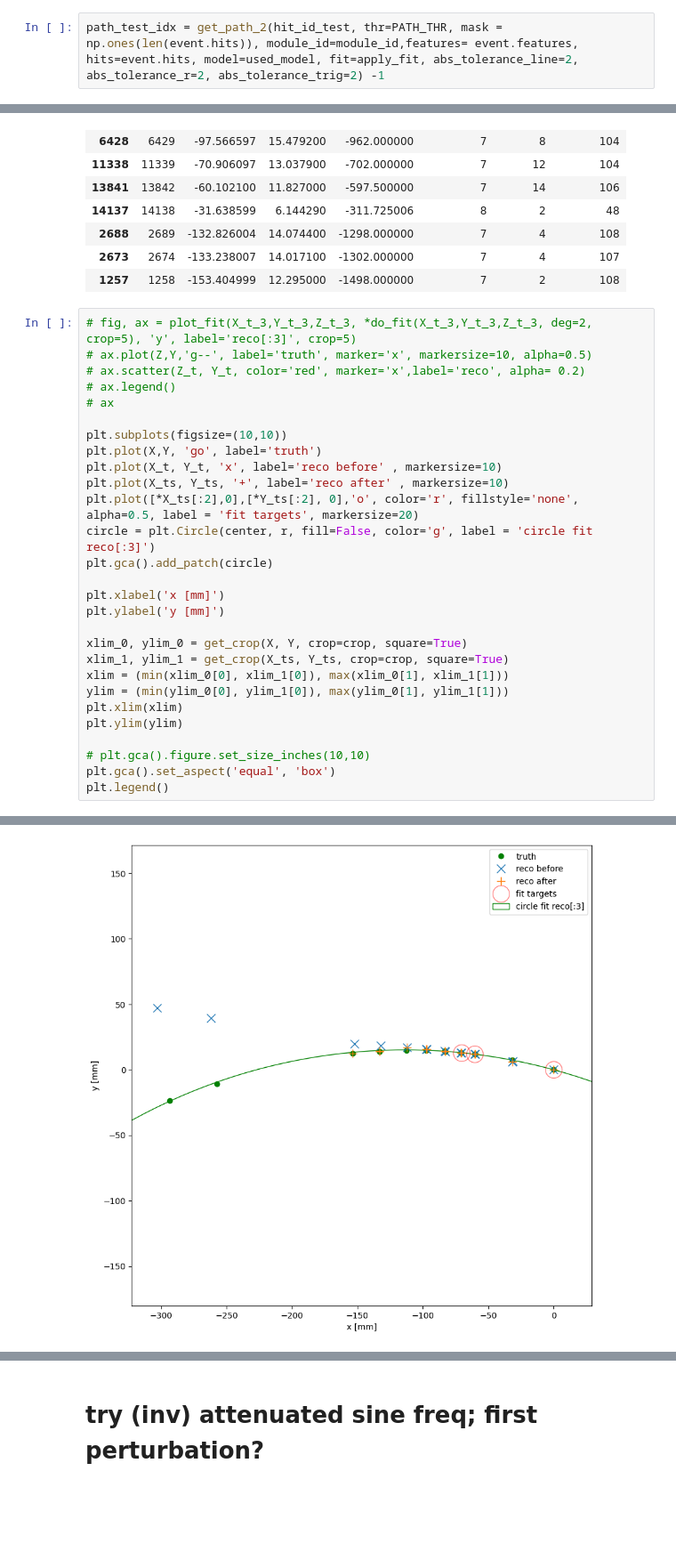
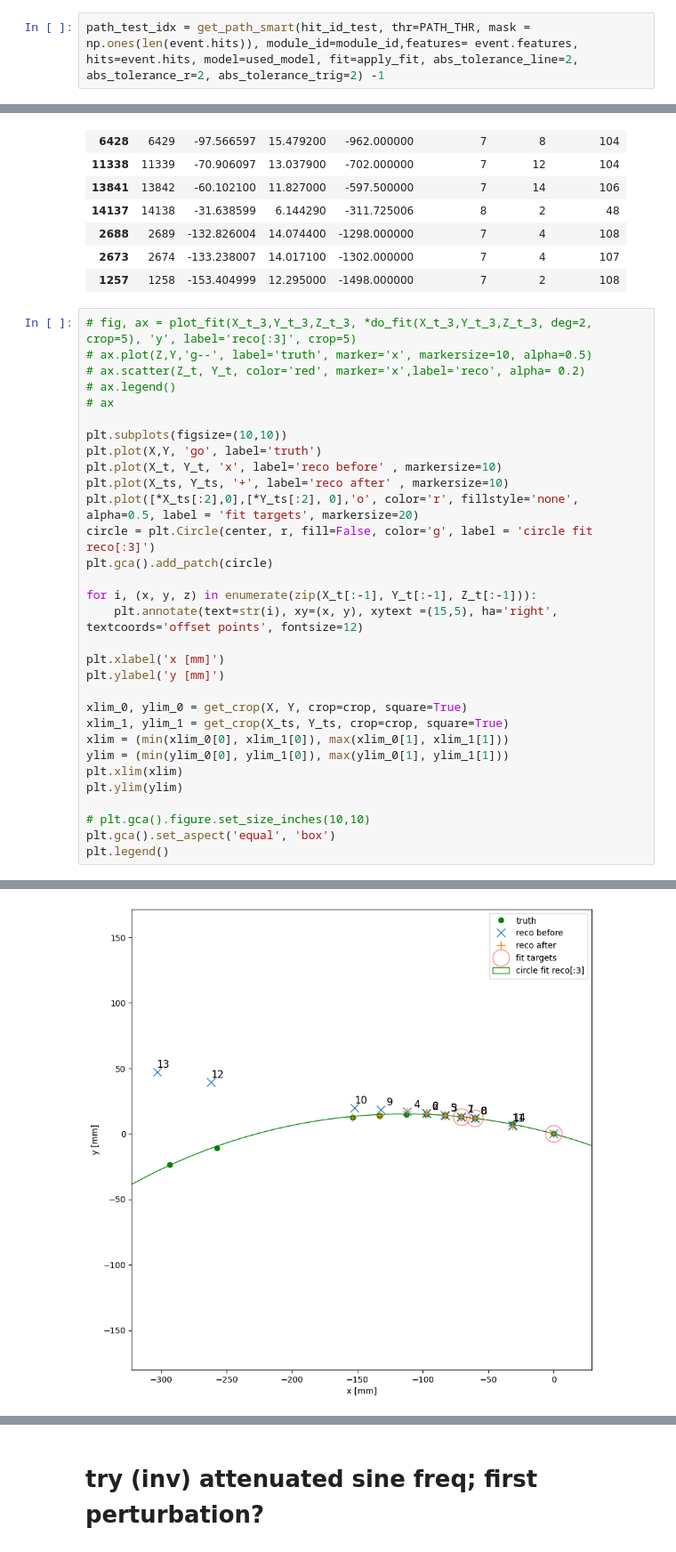
Before and after one commit to lschoonheid/BachelorProject, a Jupyter notebook: python_code/notebooks/fit.ipynb, the cells around one changed output, grey strips where cells are left out. Shown at 89% size. Cells and saved outputs as stored; diff of their text form; blank space fills up the shorter version.

```diff
--- a/python_code/DNN/fit.ipynb
+++ b/python_code/notebooks/fit.ipynb
@@ -1550,6 +1589,6 @@ def get_path_smart(
 # %%
 apply_fit = True
 # %%
-path_test_idx = get_path_2(hit_id_test, thr=PATH_THR, mask = np.ones(len(event.hits)), module_id=module_id,features= event.features, hits=event.hits, model=used_model, fit=apply_fit, abs_tolerance_line=2, abs_tolerance_r=2, abs_tolerance_trig=2) -1
+path_test_idx = get_path_smart(hit_id_test, thr=PATH_THR, mask = np.ones(len(event.hits)), module_id=module_id,features= event.features, hits=event.hits, model=used_model, fit=apply_fit, abs_tolerance_line=2, abs_tolerance_r=2, abs_tolerance_trig=2) -1
 # %% [output]
 5/5 [==============================] - 0s 5ms/step
@@ -1610,6 +1649,9 @@ plt.plot([*X_ts[:2],0],[*Y_ts[:2], 0],'o', color='r', fillstyle='none', alpha=0.
 circle = plt.Circle(center, r, fill=False, color='g', label = 'circle fit reco[:3]')
 plt.gca().add_patch(circle)
 
+for i, (x, y, z) in enumerate(zip(X_t[:-1], Y_t[:-1], Z_t[:-1])):
+    plt.annotate(text=str(i), xy=(x, y), xytext =(15,5), ha='right', textcoords='offset points', fontsize=12)
+
 plt.xlabel('x [mm]')
 plt.ylabel('y [mm]')
 
@@ -1628,4 +1687,4 @@ plt.legend()
-[figure, old version]
+[figure, new version]
 # %%
 plt.subplots(figsize=(10,10))
 
```
Also changed, not shown: parts of 13 cells of this notebook.
